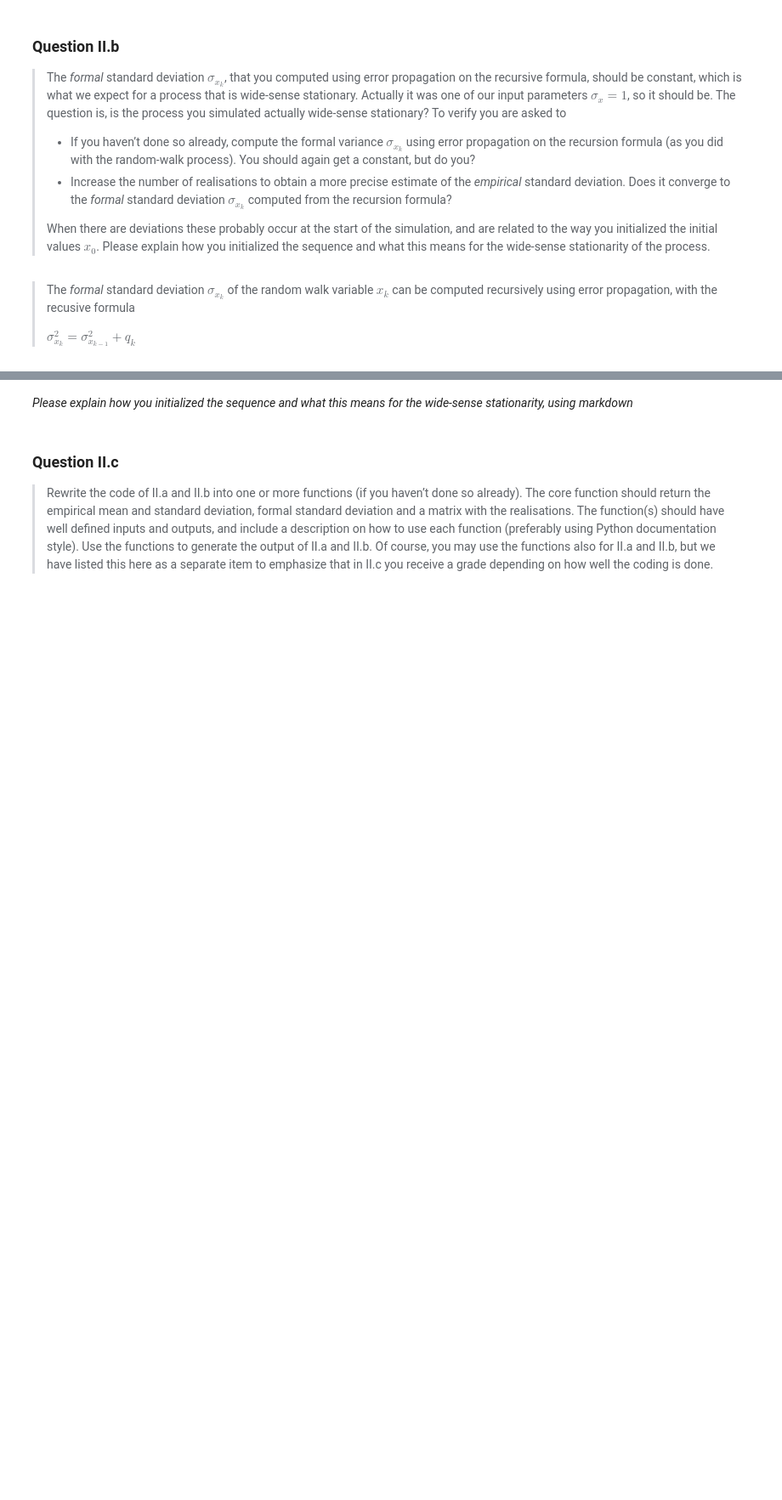
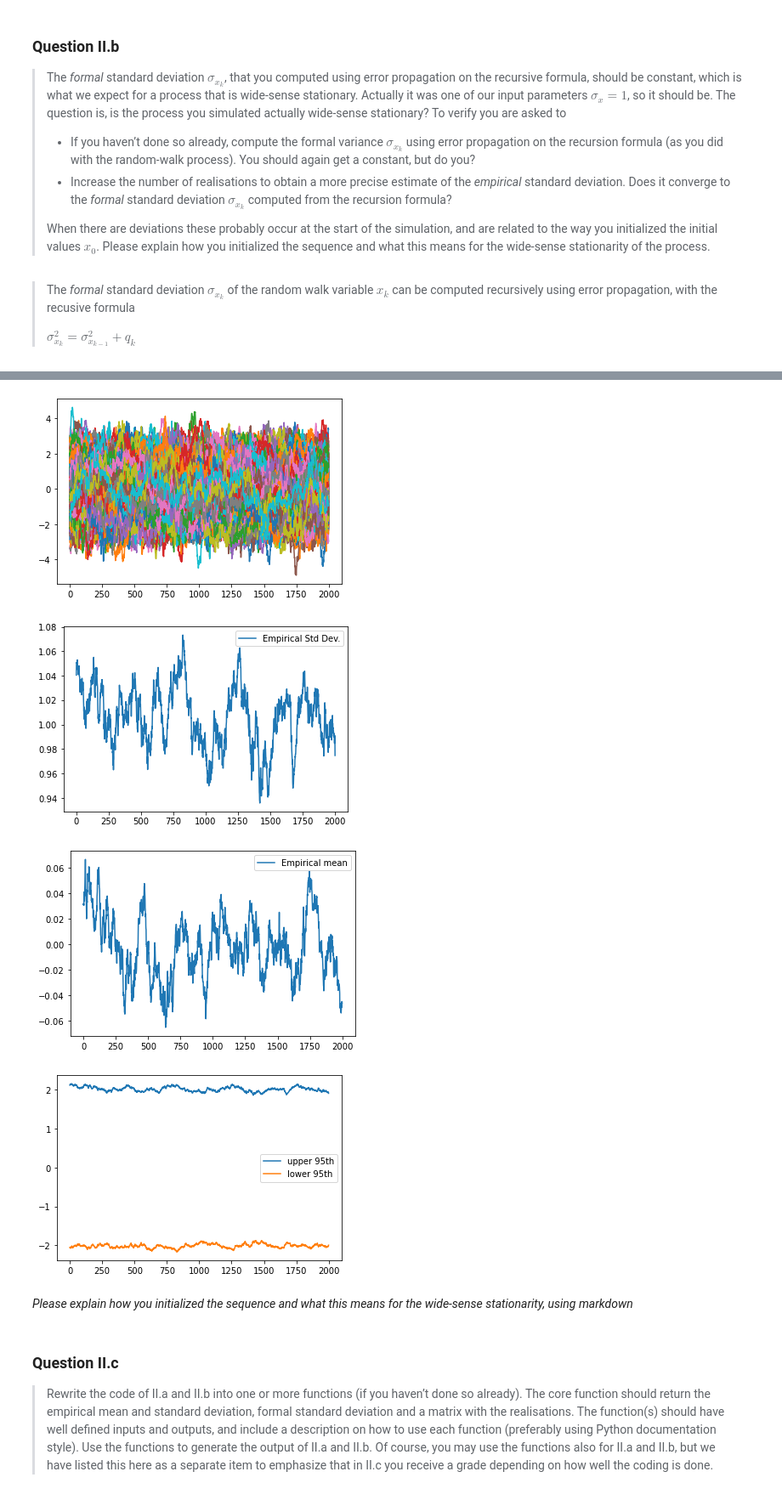
Before and after one commit to mlinds/sim_vis, a Jupyter notebook: assignment1/A1.ipynb, the cells around one changed output, grey strips where cells are left out. Shown at 85% size. Drawn from its saved outputs; the diff is of its cells as text; code cells hidden in the pictures; blank space fills up the shorter version.

```diff
--- a/assignment1/A1.ipynb
+++ b/assignment1/A1.ipynb
@@ -325,5 +340,11 @@ def fogmp_formal_variance(delta_t=1, nsamples=2000, T=100, std_dev=1):
 # %%
 # run the code again using more realisations (here it comes in handy if you have the basic functionality in functions)
+run_multiple_fogmp(1000)
+# %% [output]
+[figure, added]
+[figure, added]
+[figure, added]
+[figure, added]
 # %% [markdown]
 *Please explain how you initialized the sequence and what this means for the wide-sense stationarity, using markdown*
 # %% [markdown]
```
Also changed, not shown: parts of 8 cells of this notebook.
